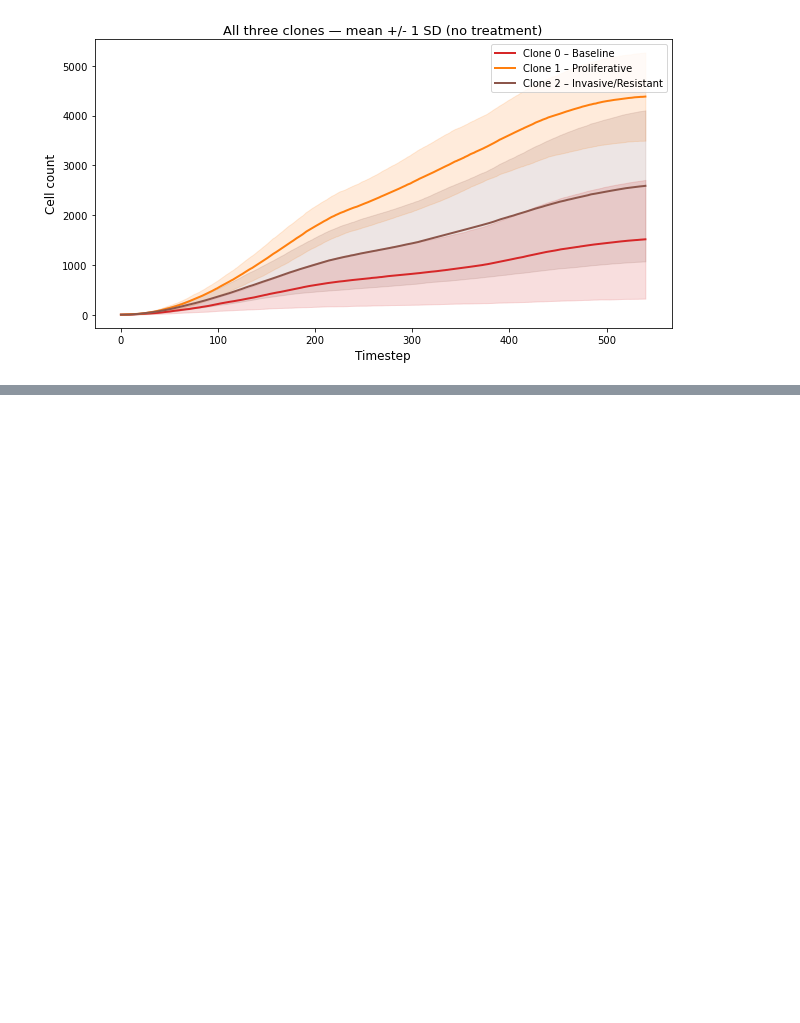
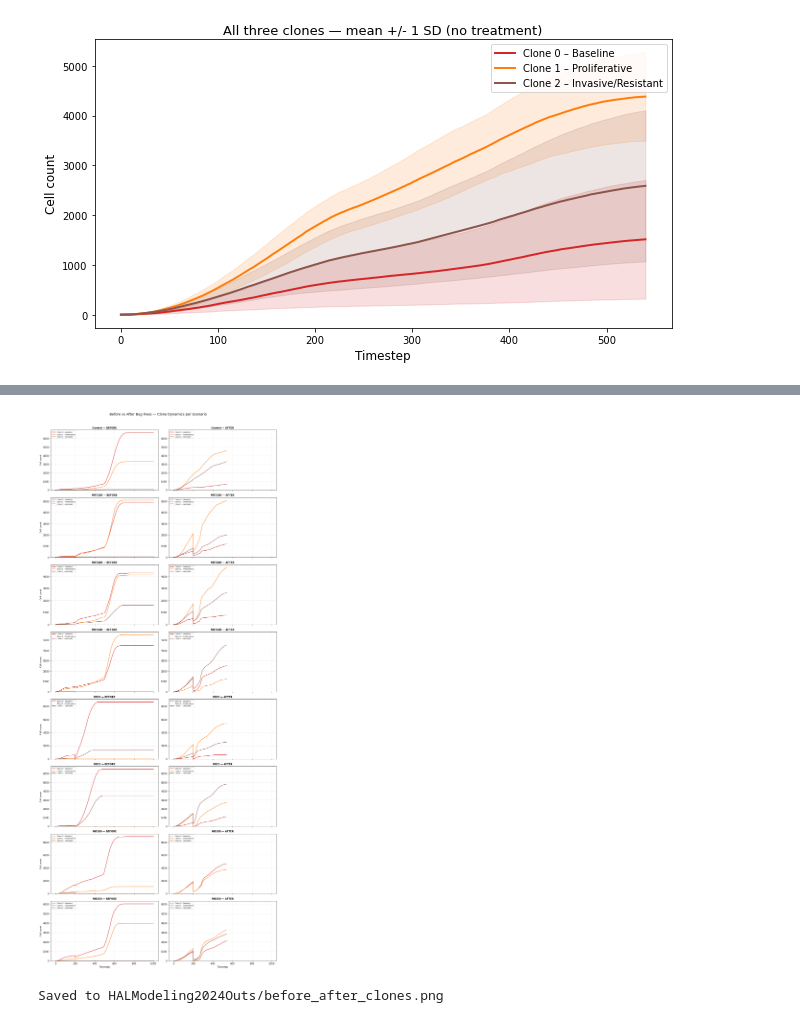
Before and after one commit to NafisaMaliat/GBM_Radiotherapy_ABM, a Jupyter notebook: GBM_SimulationResults.ipynb, the cells around one changed output, grey strips where cells are left out. Drawn from its saved outputs; the diff is of its cells as text; code cells hidden in the pictures; blank space fills up the shorter version.

```diff
--- a/GBM_SimulationResults.ipynb
+++ b/GBM_SimulationResults.ipynb
@@ -605,0 +741,77 @@ plt.show()
+# %%
+# --- Before vs After: clone dynamics per scenario ---
+CLONE_COLS_OLD = ["TumorClone0", "TumorClone1", "TumorClone2"]
+CLONE_LABELS_SHORT = ["Clone 0 – Baseline", "Clone 1 – Proliferative", "Clone 2 – Resistant"]
+CLONE_COLORS_BA = ["#d62728", "#ff7f0e", "#8c564b"]
+
+# Load NEW data per scenario (latest single run for clean clone lines)
+def load_new_single_run(scenario, min_date="20260415"):
+    folder = os.path.join(BASE_DIR, f"Scenario{scenario}")
+    csv_files = sorted(glob.glob(os.path.join(folder, "TrialRunCounts_*.csv")))
+    filtered = [f for f in csv_files if os.path.basename(f).split('_')[1] >= min_date]
+    if not filtered:
+        return None
+    return pd.read_csv(filtered[-1])  # latest run
+
+clone_scenarios = ["Control", "MRT200", "MRT400", "MRT600", "BB10", "BB15", "MB180", "MB350"]
+
+n_scen = len(clone_scenarios)
+fig, axes = plt.subplots(n_scen, 2, figsize=(14, 4 * n_scen), sharex=True)
+
+for row, scen in enumerate(clone_scenarios):
+    ax_old = axes[row, 0]
+    ax_new = axes[row, 1]
+
+    row_max = 0  # track max y across both panels for this row
+
+    # --- OLD clone dynamics (use last available trial) ---
+    if scen in old_data and old_data[scen]['trials']:
+        df_old = old_data[scen]['trials'][-1]  # last trial
+        t_old = df_old["Timestep"]
+        for col, label, color in zip(CLONE_COLS_OLD, CLONE_LABELS_SHORT, CLONE_COLORS_BA):
+            if col in df_old.columns:
+                ax_old.plot(t_old, df_old[col], color=color, linewidth=1.5, label=label)
+                row_max = max(row_max, df_old[col].max())
+        ax_old.set_title(f'{scen} — BEFORE', fontsize=10, fontweight='bold')
+        ax_old.legend(fontsize=7, loc='upper left')
+    else:
+        ax_old.text(0.5, 0.5, 'No old data', ha='center', va='center', transform=ax_old.transAxes)
+        ax_old.set_title(f'{scen} — BEFORE (no data)', fontsize=10)
+
+    ax_old.set_ylabel('Cell count', fontsize=9)
+    ax_old.grid(True, alpha=0.25)
+
+    # --- NEW clone dynamics ---
+    df_new = load_new_single_run(scen)
+    if df_new is not None:
+        t_new = df_new["Timestep"]
+        for col, label, color in zip(CLONE_COLS_OLD, CLONE_LABELS_SHORT, CLONE_COLORS_BA):
+            if col in df_new.columns:
+                ax_new.plot(t_new, df_new[col], color=color, linewidth=1.5, label=label)
+                row_max = max(row_max, df_new[col].max())
+        ax_new.set_title(f'{scen} — AFTER', fontsize=10, fontweight='bold')
+        ax_new.legend(fontsize=7, loc='upper left')
+    else:
+        ax_new.text(0.5, 0.5, 'No new data', ha='center', va='center', transform=ax_new.transAxes)
+        ax_new.set_title(f'{scen} — AFTER (no data)', fontsize=10)
+
+    ax_new.grid(True, alpha=0.25)
+
+    # --- Match y-axes between BEFORE and AFTER for this row ---
+    if row_max > 0:
+        ax_old.set_ylim(0, row_max * 1.05)
+        ax_new.set_ylim(0, row_max * 1.05)
+
+    if row == n_scen - 1:
+        ax_old.set_xlabel('Timestep', fontsize=10)
+        ax_new.set_xlabel('Timestep', fontsize=10)
+
+fig.suptitle('Before vs After Bug Fixes — Clone Dynamics per Scenario',
+             fontsize=14, y=1.01)
+plt.tight_layout()
+plt.savefig('HALModeling2024Outs/before_after_clones.png', dpi=200, bbox_inches='tight')
+plt.show()
+print("Saved to HALModeling2024Outs/before_after_clones.png")
+# %% [output]
+[figure, added]
+Saved to HALModeling2024Outs/before_after_clones.png
```
Also changed, not shown: parts of 5 cells of this notebook, 1 other file.
